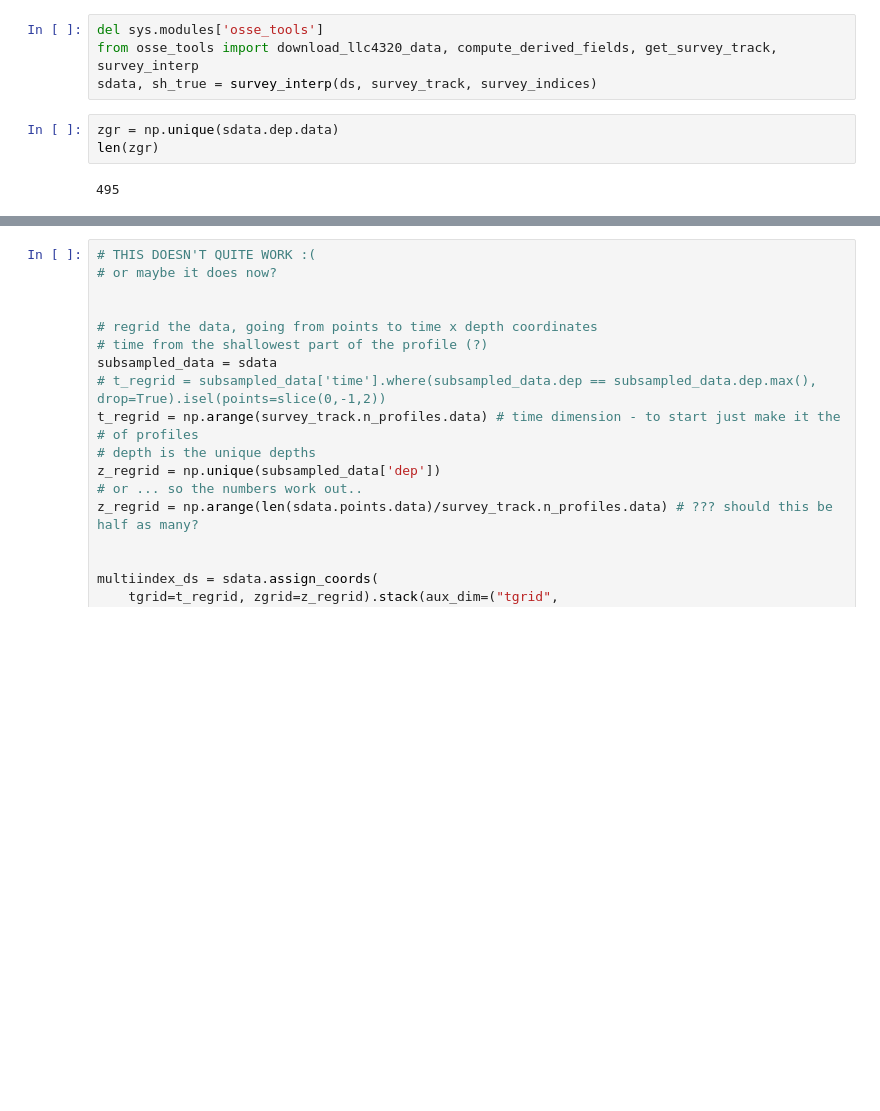
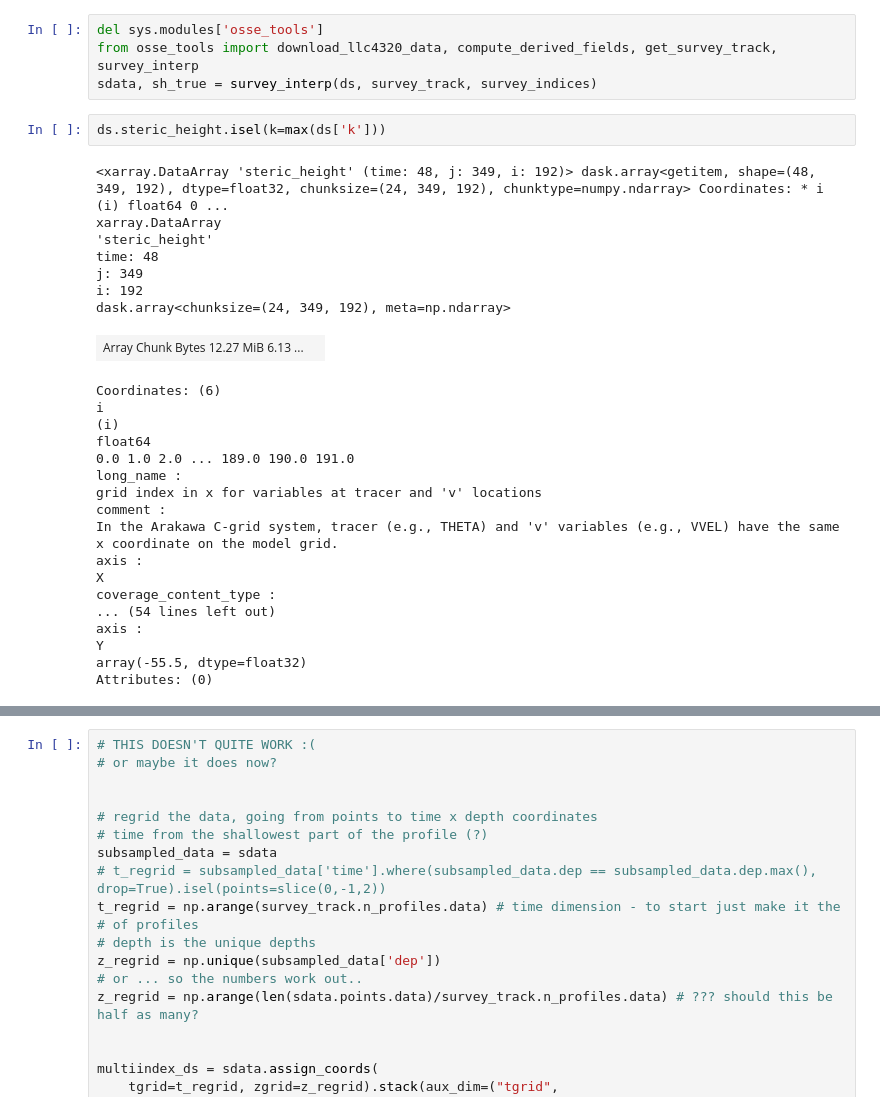
Before and after one commit to kdrushka/model-subsampling, a Jupyter notebook: testing/osse_code.ipynb, the cells around one changed output, grey strips where cells are left out. Drawn from its saved outputs; the diff is of its cells as text; blank space fills up the shorter version.

```diff
--- a/testing/osse_code.ipynb
+++ b/testing/osse_code.ipynb
@@ -133,8 +164,31 @@ plt.show()
 del sys.modules['osse_tools']
 from osse_tools import download_llc4320_data, compute_derived_fields, get_survey_track, survey_interp
 sdata, sh_true = survey_interp(ds, survey_track, survey_indices)
-# %%
-zgr = np.unique(sdata.dep.data)
-len(zgr)
-# %% [output]
-495
+# %%
+ds.steric_height.isel(k=max(ds['k']))
+# %% [output]
+<xarray.DataArray 'steric_height' (time: 48, j: 349, i: 192)> dask.array<getitem, shape=(48, 349, 192), dtype=float32, chunksize=(24, 349, 192), chunktype=numpy.ndarray> Coordinates: * i (i) float64 0 ...
+xarray.DataArray
+'steric_height'
+time: 48
+j: 349
+i: 192
+dask.array<chunksize=(24, 349, 192), meta=np.ndarray>
+| Array Chunk Bytes 12.27 MiB 6.13 ... |  |
+Coordinates: (6)
+i
+(i)
+float64
+0.0 1.0 2.0 ... 189.0 190.0 191.0
+long_name :
+grid index in x for variables at tracer and 'v' locations
+comment :
+In the Arakawa C-grid system, tracer (e.g., THETA) and 'v' variables (e.g., VVEL) have the same x coordinate on the model grid.
+axis :
+X
+coverage_content_type :
+... (54 lines left out)
+axis :
+Y
+array(-55.5, dtype=float32)
+Attributes: (0)
```
Also changed, not shown: parts of 9 cells of this notebook, 1 other file.
